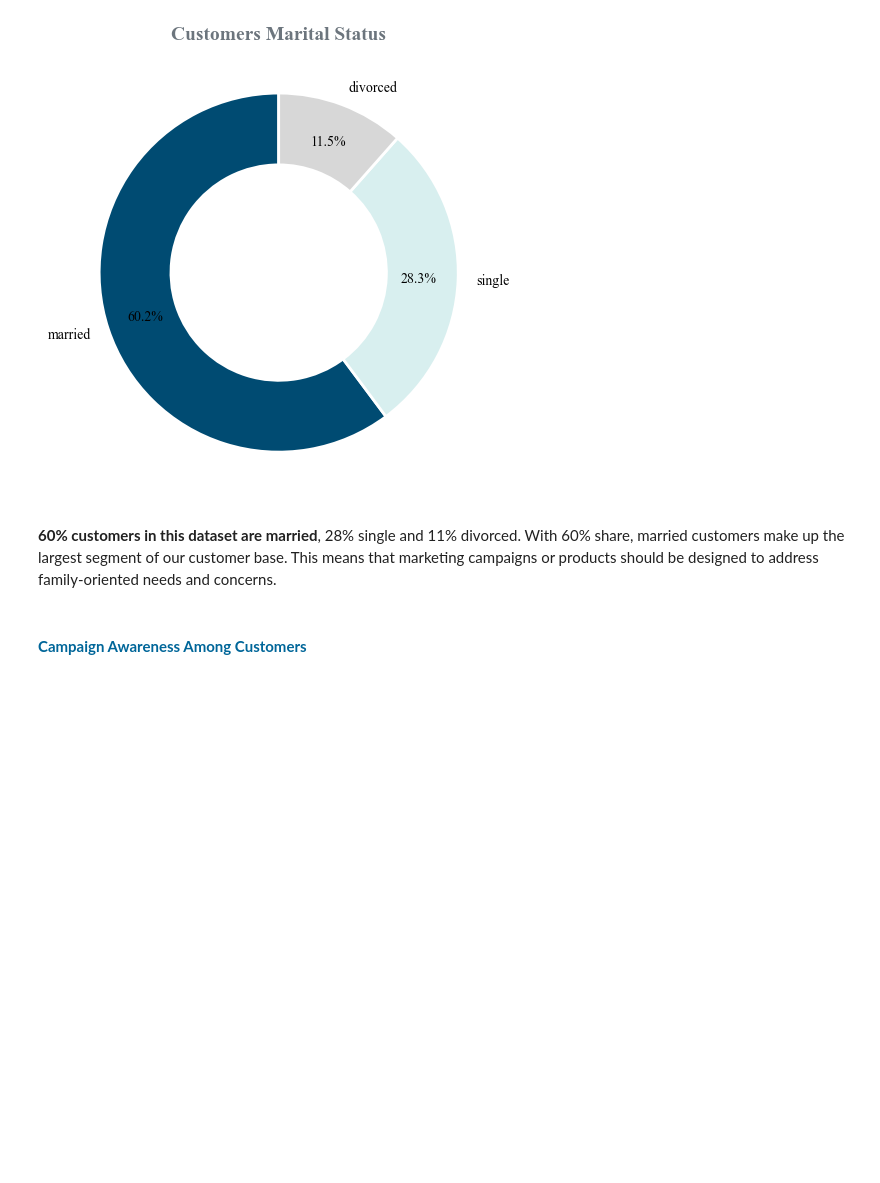
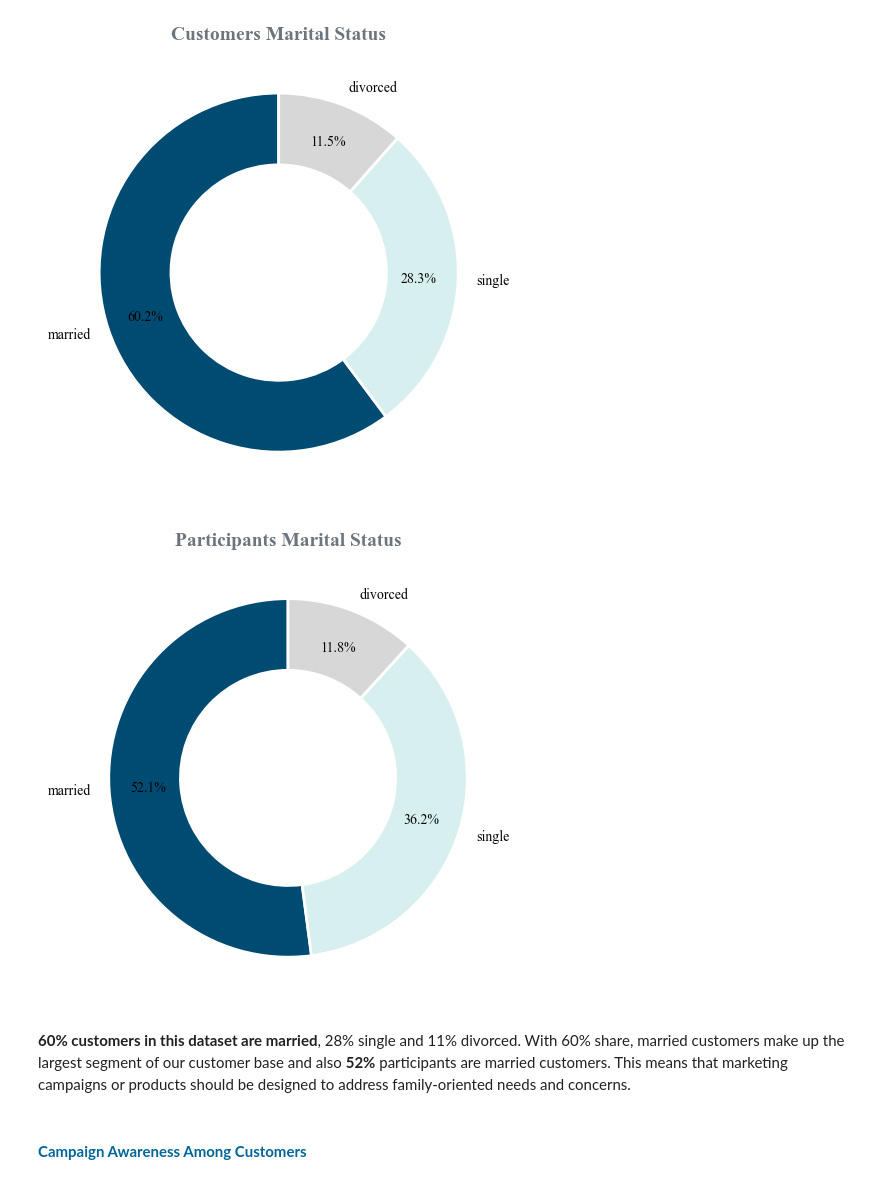
Before and after one commit to SamaMohammadii/Bank_marketing_analysis, a Jupyter notebook: notebook/2.data_cleaning_and_eda.ipynb, the cells around one changed output. Drawn from its saved outputs; the diff is of its cells as text; code cells hidden in the pictures; blank space fills up the shorter version.

```diff
--- a/notebook/2.data_cleaning_and_eda.ipynb
+++ b/notebook/2.data_cleaning_and_eda.ipynb
@@ -203,3 +226,7 @@ marital_grouped
 | 0 | married | 27214 |
 | 1 | single | 12790 |
 | 2 | divorced | 5207 |
+# %%
+#Marital status of participants in campia
+participants_marital_status = participants['marital'].value_counts().to_frame().reset_index()
+participants_marital_status
@@ -223,8 +255,28 @@ plt.title('Customers Marital Status', color = '#6C757D', weight='bold', fontsize
 plt.show()
 # %% [output]
 [figure]
+# %%
+colors = ['#004B72', '#D8EFEF', '#D7D7D7']
+
+plt.figure(figsize=(5, 6))
+plt.pie(
+    participants_marital_status['count'],
+    labels=participants_marital_status['marital'],
+    autopct='%1.1f%%',
+    colors=colors,
+    startangle=90,
+    wedgeprops={'width':0.4, 'edgecolor':'white', 'linewidth':2},
+    textprops={'color':'black'},
+    pctdistance=0.78
+)
+
+plt.title('Participants Marital Status', color = '#6C757D', weight='bold', fontsize=14)
+# plt.savefig('../chart/participants_marital_status.jpeg', dpi=300)
+plt.show()
+# %% [output]
+[figure, added]
 # %% [markdown]
-**60% customers in this dataset are married**, 28% single and 11% divorced. With 60% share, married customers make up the largest segment of our customer base. This means that marketing campaigns or products should be designed to address family-oriented needs and concerns.
+**60% customers in this dataset are married**, 28% single and 11% divorced. With 60% share, married customers make up the largest segment of our customer base and also **52%** participants are married customers. This means that marketing campaigns or products should be designed to address family-oriented needs and concerns.
 # %% [markdown]
 #### <span style="color:#006699"><strong>Campaign Awareness Among Customers</strong></span>
 # %%
```
Also changed, not shown: parts of 23 cells of this notebook, 6 other files.
